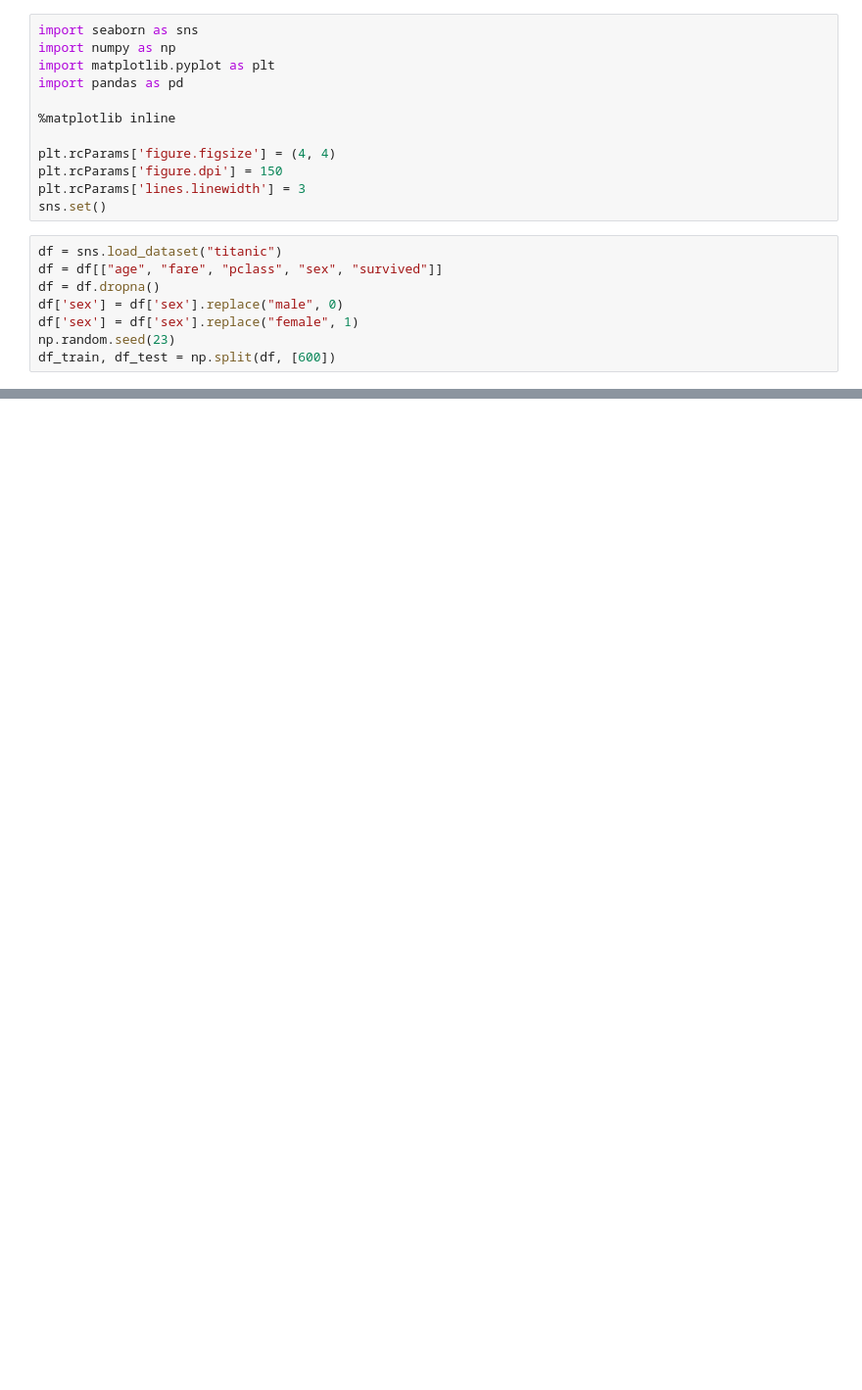
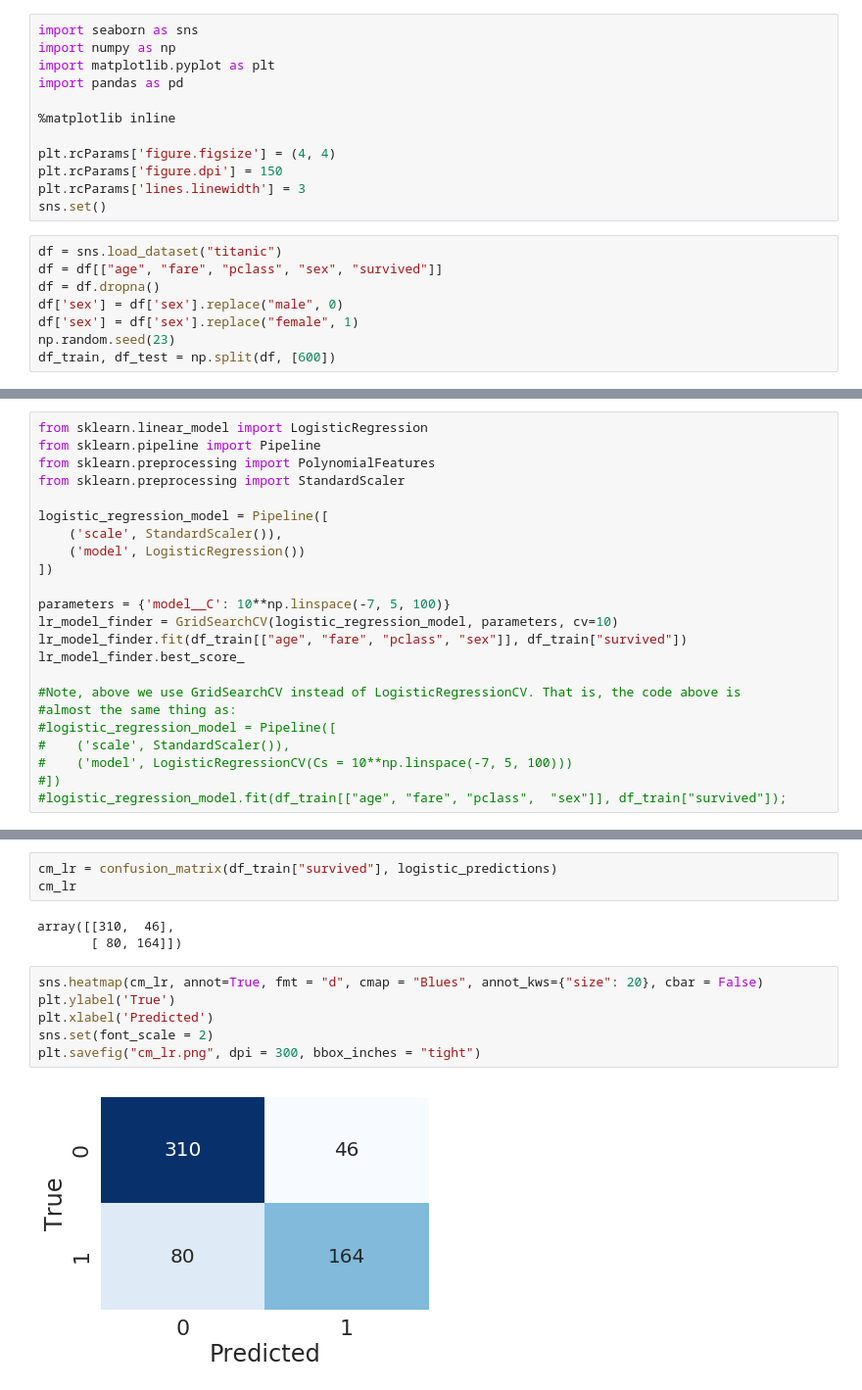
Before and after one commit to joshHug/youdao_ai, a Jupyter notebook: lec8/lec8-model-evaluation.ipynb, the cells around one changed output, grey strips where cells are left out. Shown: that part at 98% size. Saved outputs shown, nothing was run; the diff lists cells and outputs as text; blank space fills up the shorter version.

```diff
--- a/lec8/lec8-model-evaluation.ipynb
+++ b/lec8/lec8-model-evaluation.ipynb
@@ -349,0 +37,23 @@ plt.title('ROC Curve for Training Data');
+# %%
+from sklearn.linear_model import LogisticRegression
+from sklearn.pipeline import Pipeline
+from sklearn.preprocessing import PolynomialFeatures
+from sklearn.preprocessing import StandardScaler
+
+logistic_regression_model = Pipeline([
+    ('scale', StandardScaler()),
+    ('model', LogisticRegression())
+])
+
+parameters = {'model__C': 10**np.linspace(-7, 5, 100)}
+lr_model_finder = GridSearchCV(logistic_regression_model, parameters, cv=10)
+lr_model_finder.fit(df_train[["age", "fare", "pclass", "sex"]], df_train["survived"])
+lr_model_finder.best_score_
+
+#Note, above we use GridSearchCV instead of LogisticRegressionCV. That is, the code above is
+#almost the same thing as:
+#logistic_regression_model = Pipeline([
+#    ('scale', StandardScaler()),
+#    ('model', LogisticRegressionCV(Cs = 10**np.linspace(-7, 5, 100)))
+#])
+#logistic_regression_model.fit(df_train[["age", "fare", "pclass",  "sex"]], df_train["survived"]);
@@ -349,0 +176,14 @@ plt.title('ROC Curve for Training Data');
+# %%
+cm_lr = confusion_matrix(df_train["survived"], logistic_predictions)
+cm_lr
+# %% [output]
+array([[310,  46],
+       [ 80, 164]])
+# %%
+sns.heatmap(cm_lr, annot=True, fmt = "d", cmap = "Blues", annot_kws={"size": 20}, cbar = False)
+plt.ylabel('True')
+plt.xlabel('Predicted')
+sns.set(font_scale = 2)
+plt.savefig("cm_lr.png", dpi = 300, bbox_inches = "tight")
+# %% [output]
+[figure, added]
```
Also changed, not shown: parts of 98 cells of this notebook.
